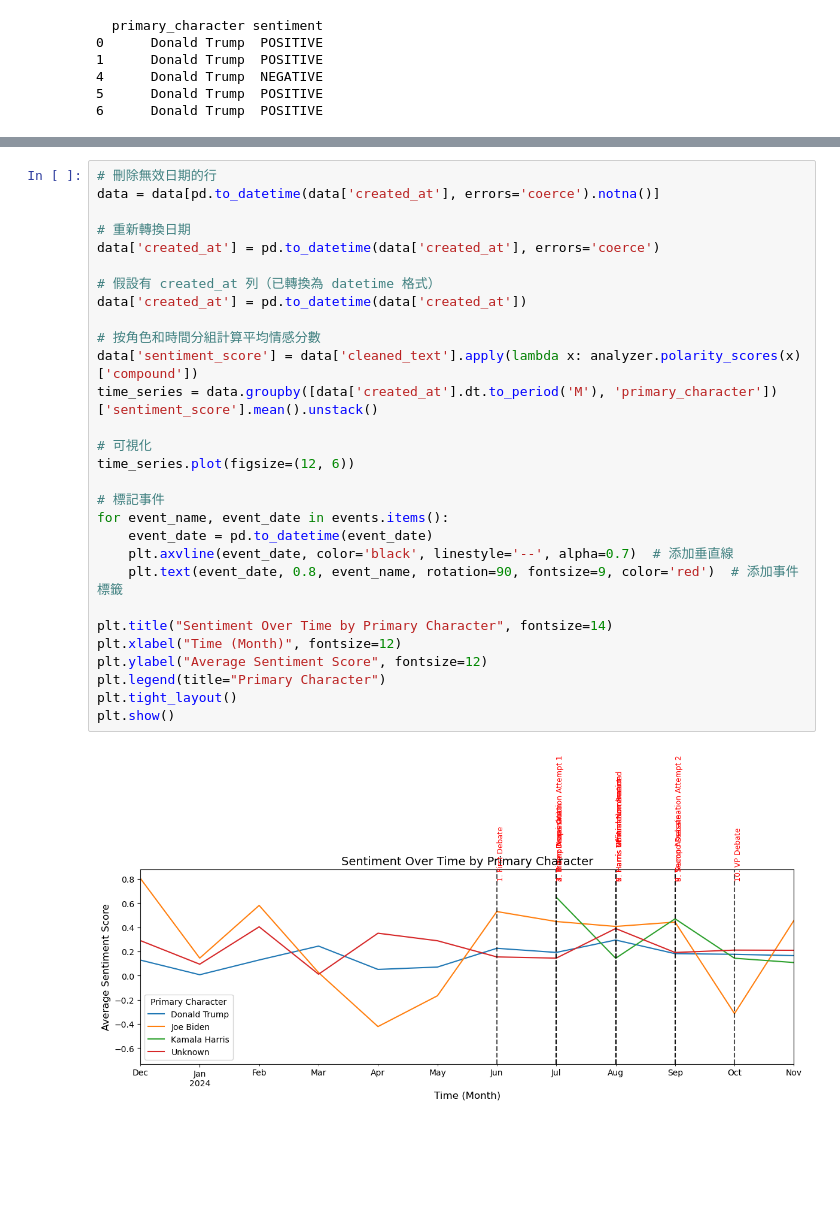
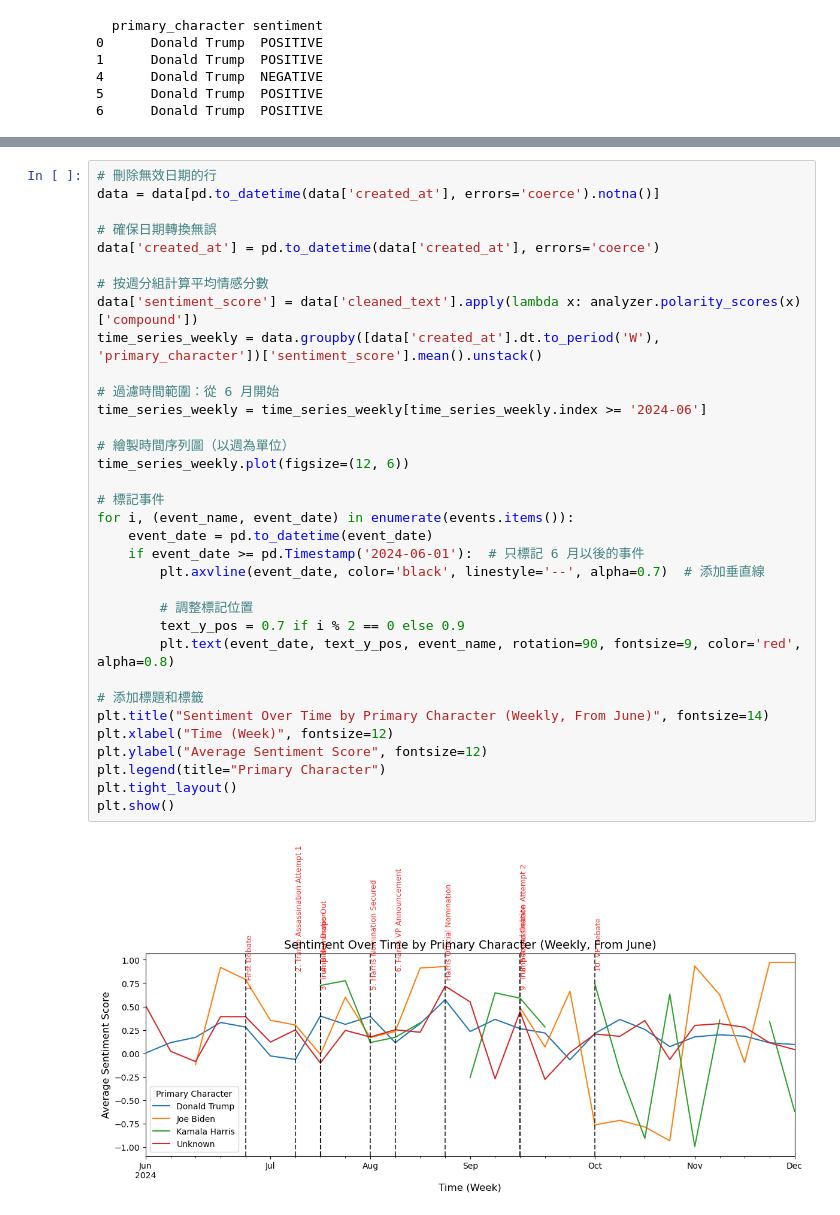
Before and after one commit to maurice1117/election-news-TM, a Jupyter notebook: main.ipynb, the cells around one changed output, grey strips where cells are left out. Saved outputs shown, nothing was run; the diff lists cells and outputs as text; blank space fills up the shorter version.

```diff
--- a/main.ipynb
+++ b/main.ipynb
@@ -836,31 +899,36 @@ plt.show()
 # %%
 # 刪除無效日期的行
 data = data[pd.to_datetime(data['created_at'], errors='coerce').notna()]
 
-# 重新轉換日期
+# 確保日期轉換無誤
 data['created_at'] = pd.to_datetime(data['created_at'], errors='coerce')
 
-# 假設有 created_at 列（已轉換為 datetime 格式）
-data['created_at'] = pd.to_datetime(data['created_at'])
+# 按週分組計算平均情感分數
+data['sentiment_score'] = data['cleaned_text'].apply(lambda x: analyzer.polarity_scores(x)['compound'])
+time_series_weekly = data.groupby([data['created_at'].dt.to_period('W'), 'primary_character'])['sentiment_score'].mean().unstack()
 
-# 按角色和時間分組計算平均情感分數
-data['sentiment_score'] = data['cleaned_text'].apply(lambda x: analyzer.polarity_scores(x)['compound'])
-time_series = data.groupby([data['created_at'].dt.to_period('M'), 'primary_character'])['sentiment_score'].mean().unstack()
+# 過濾時間範圍：從 6 月開始
+time_series_weekly = time_series_weekly[time_series_weekly.index >= '2024-06']
 
-# 可視化
-time_series.plot(figsize=(12, 6))
+# 繪製時間序列圖（以週為單位）
+time_series_weekly.plot(figsize=(12, 6))
 
 # 標記事件
-for event_name, event_date in events.items():
+for i, (event_name, event_date) in enumerate(events.items()):
     event_date = pd.to_datetime(event_date)
-    plt.axvline(event_date, color='black', linestyle='--', alpha=0.7)  # 添加垂直線
-    plt.text(event_date, 0.8, event_name, rotation=90, fontsize=9, color='red')  # 添加事件標籤
+    if event_date >= pd.Timestamp('2024-06-01'):  # 只標記 6 月以後的事件
+        plt.axvline(event_date, color='black', linestyle='--', alpha=0.7)  # 添加垂直線
 
-plt.title("Sentiment Over Time by Primary Character", fontsize=14)
-plt.xlabel("Time (Month)", fontsize=12)
+        # 調整標記位置
+        text_y_pos = 0.7 if i % 2 == 0 else 0.9
+        plt.text(event_date, text_y_pos, event_name, rotation=90, fontsize=9, color='red', alpha=0.8)
+
+# 添加標題和標籤
+plt.title("Sentiment Over Time by Primary Character (Weekly, From June)", fontsize=14)
+plt.xlabel("Time (Week)", fontsize=12)
 plt.ylabel("Average Sentiment Score", fontsize=12)
 plt.legend(title="Primary Character")
 plt.tight_layout()
 plt.show()
 # %% [output]
-[figure, old version]
+[figure, new version]
```
Also changed, not shown: parts of 21 cells of this notebook.
